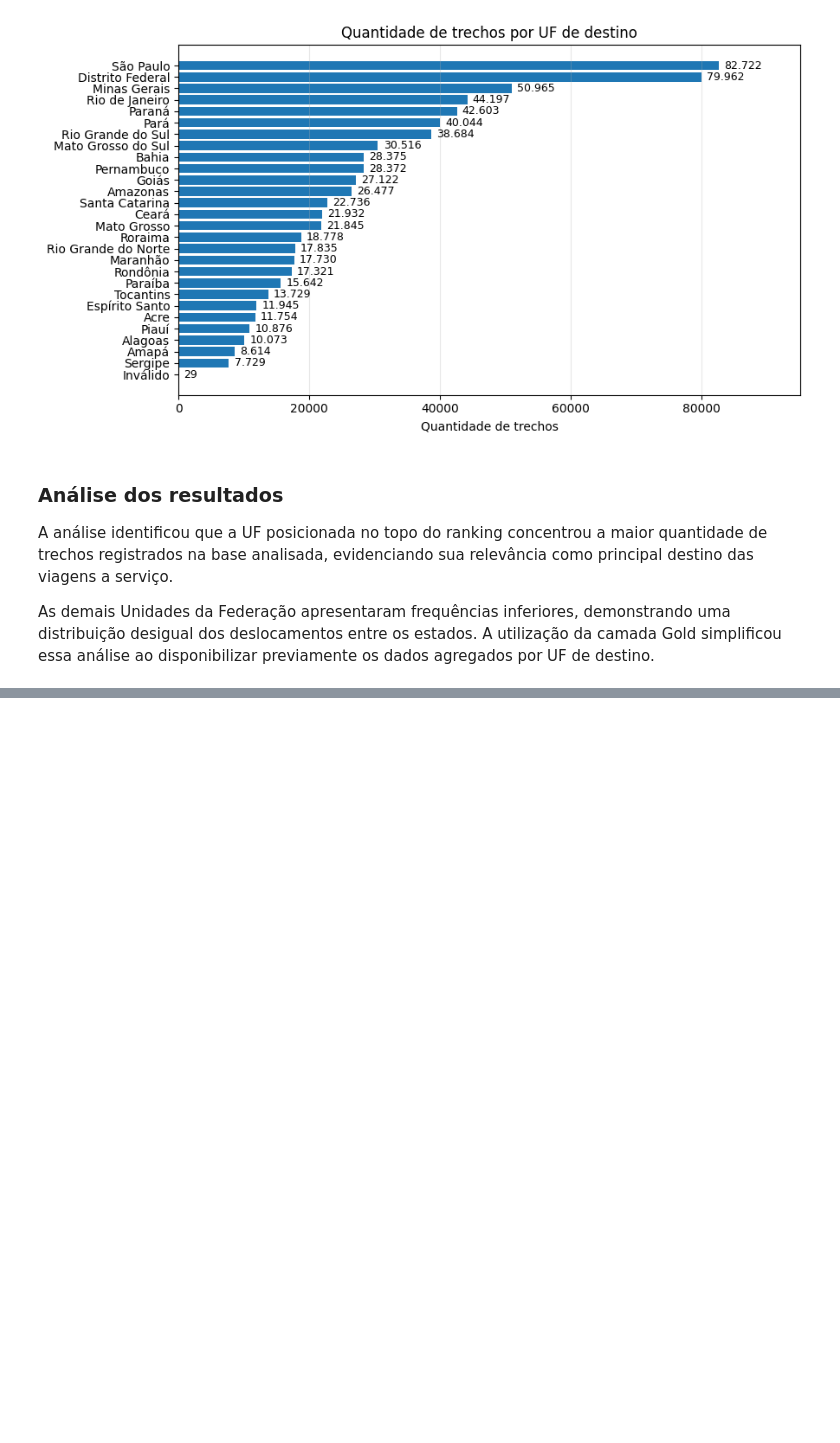
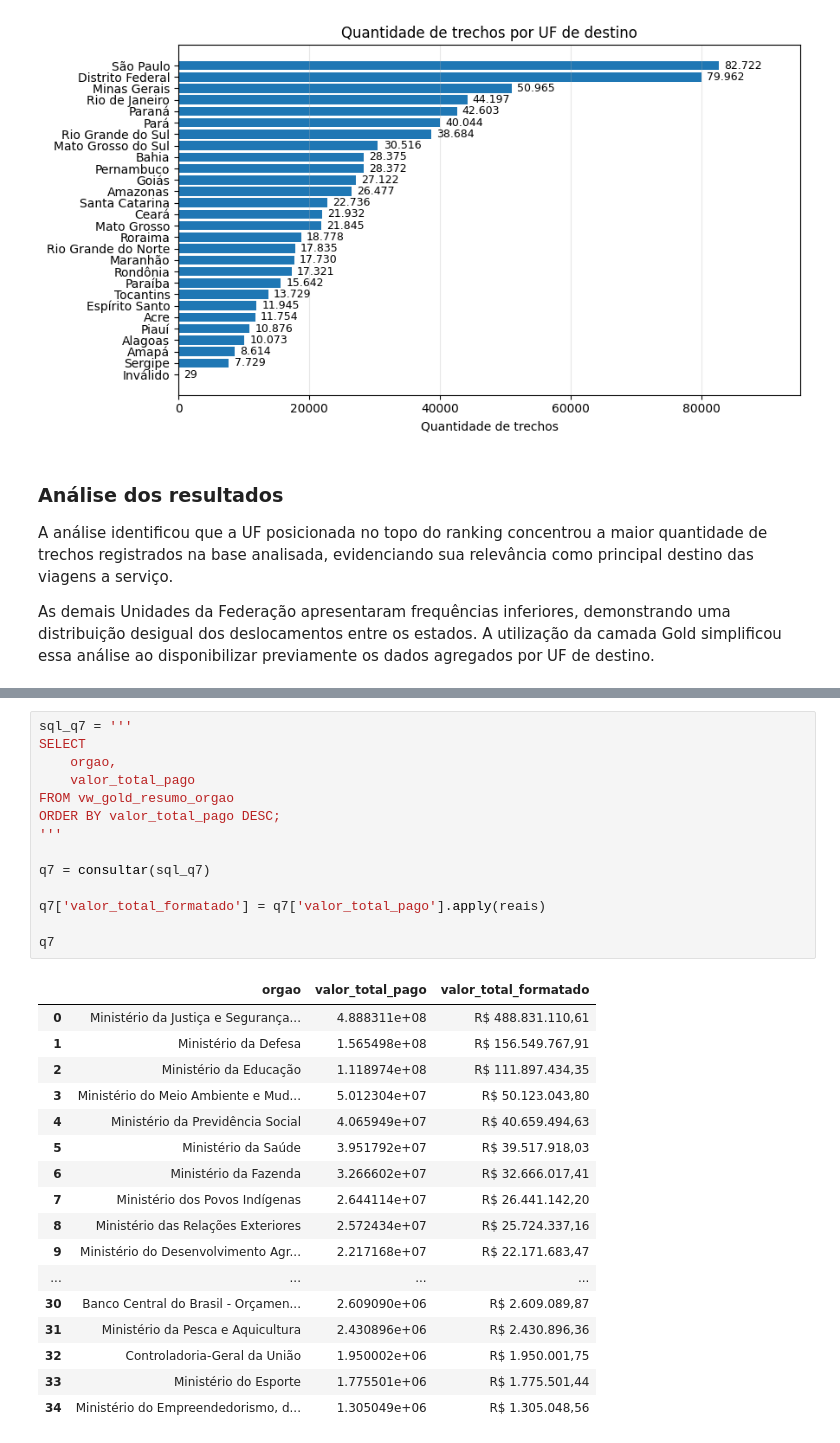
Before and after one commit to FernandaBarrosLinhares/Projeto-Final-Fernanda-Linhares, a Jupyter notebook: notebooks/3_analise.ipynb, the cells around one changed output, grey strips where cells are left out. Cells and saved outputs as stored; diff of their text form; blank space fills up the shorter version.

```diff
--- a/notebooks/3_analise.ipynb
+++ b/notebooks/3_analise.ipynb
@@ -1206,0 +1290,32 @@ As demais Unidades da Federação apresentaram frequências inferiores, demonstr
+# %%
+sql_q7 = '''
+SELECT
+    orgao,
+    valor_total_pago
+FROM vw_gold_resumo_orgao
+ORDER BY valor_total_pago DESC;
+'''
+
+q7 = consultar(sql_q7)
+
+q7['valor_total_formatado'] = q7['valor_total_pago'].apply(reais)
+
+q7
+# %% [output]
+|  | orgao | valor_total_pago | valor_total_formatado |
+| 0 | Ministério da Justiça e Segurança... | 4.888311e+08 | R$ 488.831.110,61 |
+| 1 | Ministério da Defesa | 1.565498e+08 | R$ 156.549.767,91 |
+| 2 | Ministério da Educação | 1.118974e+08 | R$ 111.897.434,35 |
+| 3 | Ministério do Meio Ambiente e Mud... | 5.012304e+07 | R$ 50.123.043,80 |
+| 4 | Ministério da Previdência Social | 4.065949e+07 | R$ 40.659.494,63 |
+| 5 | Ministério da Saúde | 3.951792e+07 | R$ 39.517.918,03 |
+| 6 | Ministério da Fazenda | 3.266602e+07 | R$ 32.666.017,41 |
+| 7 | Ministério dos Povos Indígenas | 2.644114e+07 | R$ 26.441.142,20 |
+| 8 | Ministério das Relações Exteriores | 2.572434e+07 | R$ 25.724.337,16 |
+| 9 | Ministério do Desenvolvimento Agr... | 2.217168e+07 | R$ 22.171.683,47 |
+| ... | ... | ... | ... |
+| 30 | Banco Central do Brasil - Orçamen... | 2.609090e+06 | R$ 2.609.089,87 |
+| 31 | Ministério da Pesca e Aquicultura | 2.430896e+06 | R$ 2.430.896,36 |
+| 32 | Controladoria-Geral da União | 1.950002e+06 | R$ 1.950.001,75 |
+| 33 | Ministério do Esporte | 1.775501e+06 | R$ 1.775.501,44 |
+| 34 | Ministério do Empreendedorismo, d... | 1.305049e+06 | R$ 1.305.048,56 |
```
Also changed, not shown: parts of 14 cells of this notebook.
